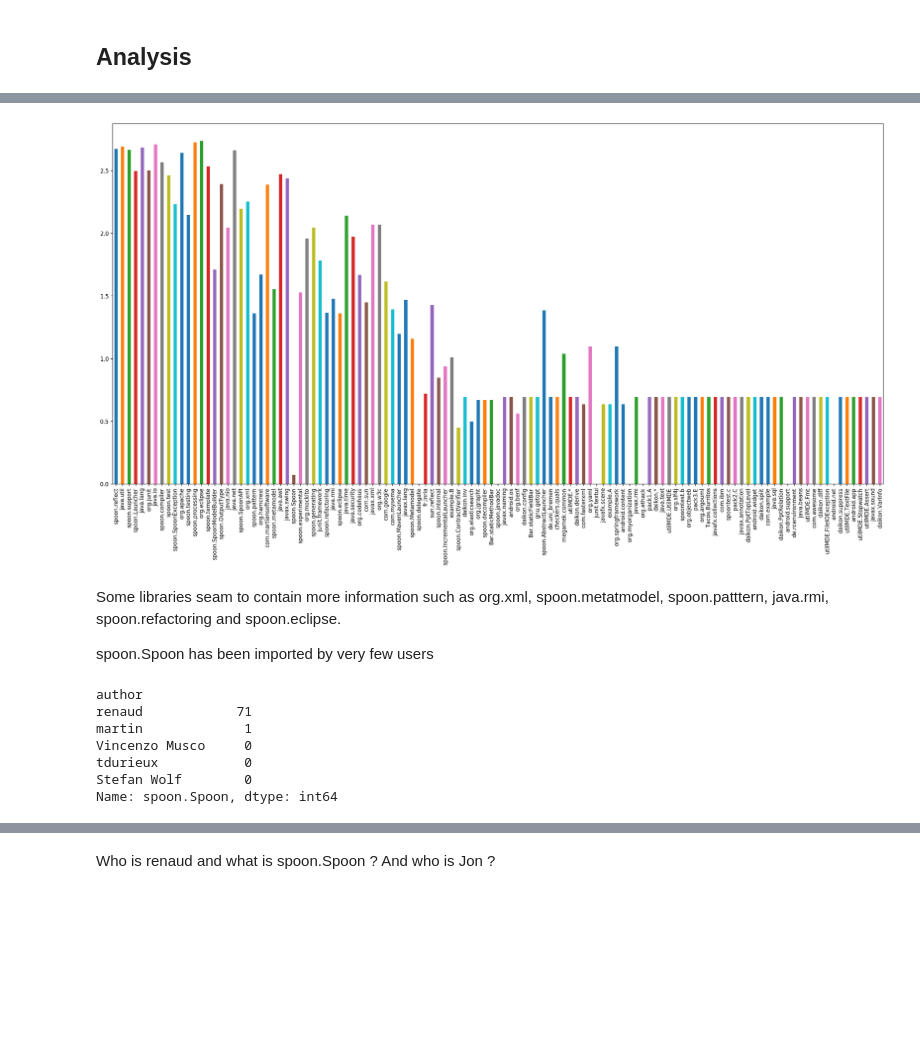
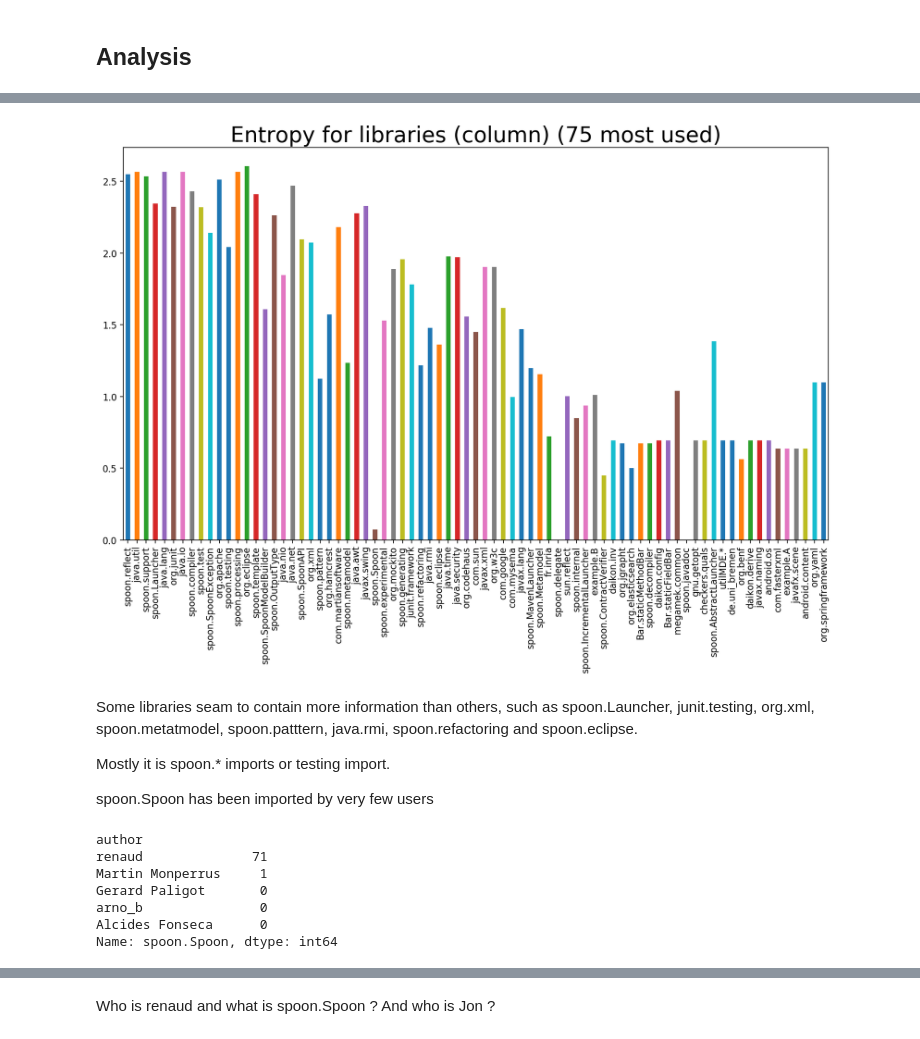
Before and after one commit to castor-software/oss-graph-metrics, a Jupyter notebook: data_analysis/notebook/dev_library.ipynb, the cells around one changed output, grey strips where cells are left out. Saved outputs shown, nothing was run; the diff lists cells and outputs as text; code cells hidden in the pictures; blank space fills up the shorter version.

Commit message:
dev library analysis (PCA, entropy)

```diff
--- a/data_analysis/notebook/dev_library.ipynb
+++ b/data_analysis/notebook/dev_library.ipynb
@@ -71,6 +73,21 @@ Then sort the data in row and column by the number of modifications.
 # %%
+def group_duplicate_entry(df, *duplicate_entries):
+    for entry1, entry2 in duplicate_entries:
+        df.loc[entry1] = df.loc[entry1] + df.loc[entry2]
+        df = df.drop(entry2)
+    return df
+
 agreg = df.groupby('author').sum()
 agreg = agreg.loc[:,agreg.sum() > 1]
+#agreg = agreg.loc[agreg.sum(axis=1) > 10]
+
+duplicate_entries = (
+    ('Martin Monperrus', 'martin'),
+    ('Thomas Durieux', 'tdurieux'),
+    ('Tomasz Zieliński', 'Tomasz Zielinski')
+)
+agreg = group_duplicate_entry(agreg, *duplicate_entries)
+
 agreg_sorted = agreg.loc[agreg.sum(axis=1).sort_values(ascending=False).index]
 agreg_sorted = agreg_sorted.loc[:,agreg_sorted.sum(axis=0).sort_values(ascending=False).index]
 # %% [markdown]
@@ -107,25 +143,28 @@ plot_matrix(agreg_sorted.div(agreg_sorted.sum(axis=0), axis = 1), 'number of con
 # %%
 from scipy.stats import entropy
 
-fig = plt.figure(figsize=(25, 12), dpi=160, facecolor='w', edgecolor='k')
+fig = plt.figure(figsize=(14, 8), dpi=160, facecolor='w', edgecolor='k')
 #agreg_sorted.apply(lambda ligne: entropy(list(ligne.map(lambda x : int(x>=1))), 0).plot.bar()
-agreg_sorted.apply(lambda ligne: entropy(list(ligne)), 0).plot.bar()
+agreg_sorted.apply(lambda ligne: entropy(list(ligne)), 0).iloc[:77].plot.bar()
+plt.title('Entropy for libraries (column) (75 most used)', fontsize=24)
 plt.show()
 # %% [output]
-[figure, old version]
+[figure, new version]
 # %% [markdown]
-Some libraries seam to contain more information such as org.xml, spoon.metatmodel, spoon.patttern, java.rmi, spoon.refactoring and spoon.eclipse.
+Some libraries seam to contain more information than others, such as spoon.Launcher, junit.testing, org.xml, spoon.metatmodel, spoon.patttern, java.rmi, spoon.refactoring and spoon.eclipse.
+
+Mostly it is spoon.* imports or testing import.
 
 spoon.Spoon has been imported by very few users
 # %%
 agreg_sorted['spoon.Spoon'].sort_values(ascending=False).head()
 # %% [output]
 author
-renaud            71
-martin             1
-Vincenzo Musco     0
-tdurieux           0
-Stefan Wolf        0
+renaud              71
+Martin Monperrus     1
+Gerard Paligot       0
+arno_b               0
+Alcides Fonseca      0
 Name: spoon.Spoon, dtype: int64
 # %%
 fig = plt.figure(figsize=(25, 12), dpi=160, facecolor='w', edgecolor='k')
```
Also changed, not shown: parts of 12 cells of this notebook.
